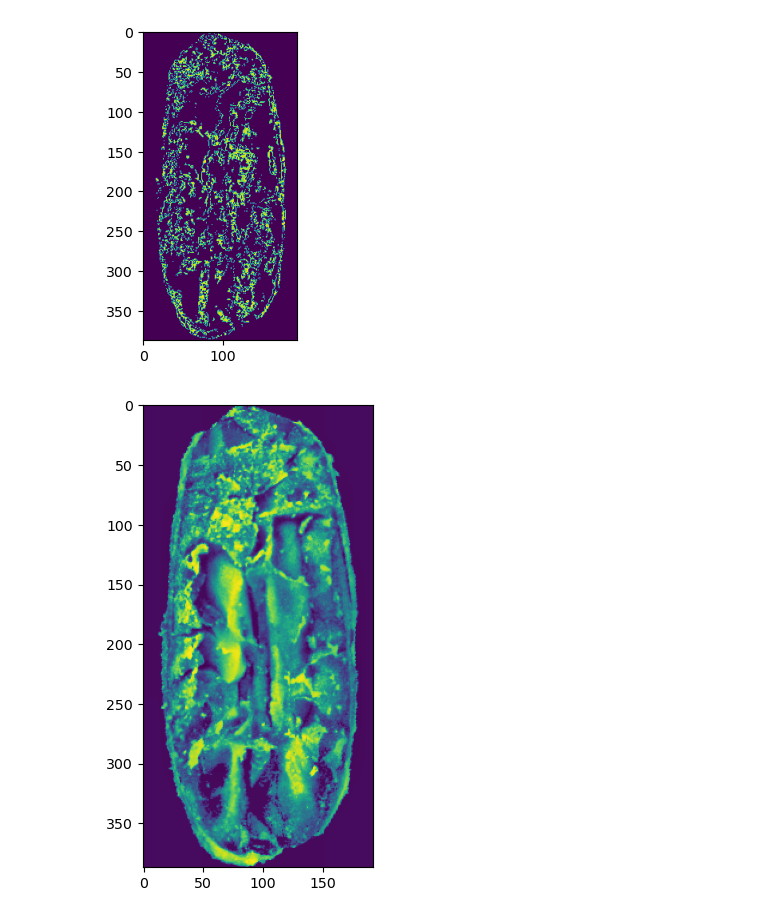
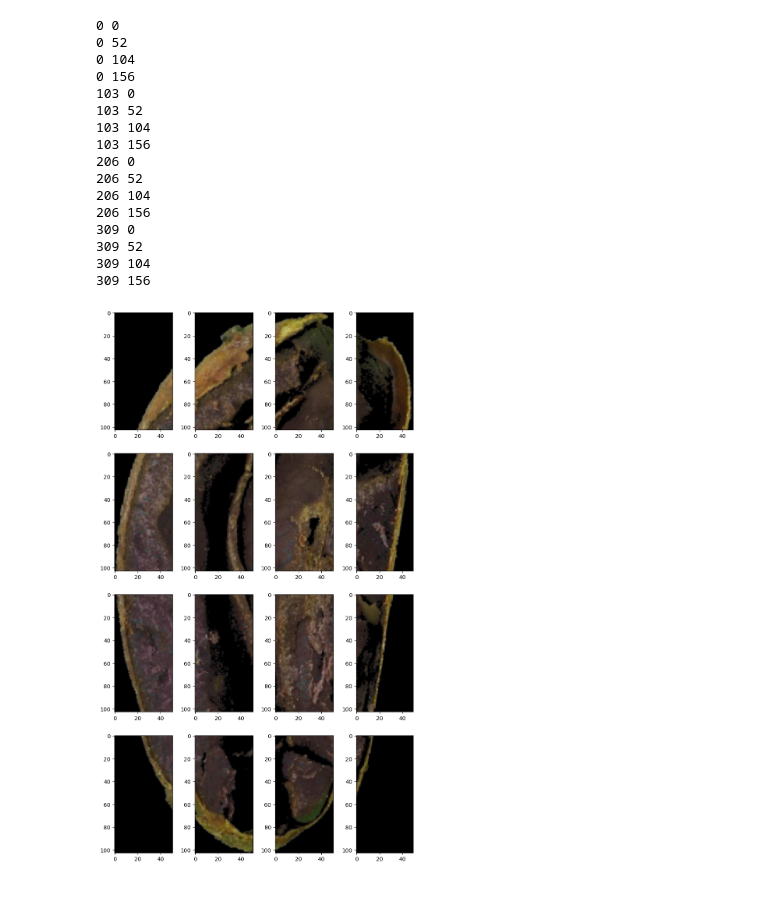
Before and after one commit to quanglochuynh/thesis2022, a Jupyter notebook: The_new_thesis_approach/hsv_feature.ipynb, the cells around one changed output. Saved outputs shown, nothing was run; the diff lists cells and outputs as text; code cells hidden in the pictures.

```diff
--- a/The_new_thesis_approach/hsv_feature.ipynb
+++ b/The_new_thesis_approach/hsv_feature.ipynb
@@ -60,25 +37,0 @@ plt.show()
-# %%
-plt.rcParams["figure.figsize"] = (4,4)
-
-ret, ths = cv2.threshold(clahe_s, 156, 255, cv2.THRESH_TOZERO)
-ret, ths2 = cv2.threshold(ths, 200, 255, cv2.THRESH_TOZERO_INV)
-
-plt.imshow(ths2)
-plt.show()
-# %% [output]
-[figure, removed]
-# %%
-plt.rcParams["figure.figsize"] = (6,6)
-# v = CLAHE(v, grey=True)
-clahe = cv2.createCLAHE(clipLimit=6.0, tileGridSize=(8,8))
-v = clahe.apply(v)
-
-plt.imshow(v)
-plt.show()
-# %% [output]
-[figure, removed]
-# %%
-plt.rcParams["figure.figsize"] = (6,6)
-level = 32
-bins = np.linspace(0, 255+1, level+1)
-digitize = np.digitize(v, bins) - 1
@@ -103,0 +38,32 @@ digitize = np.digitize(v, bins) - 1
+# %%
+hei, wid, c = shape(image_rgb)
+# %%
+plt.rcParams["figure.figsize"] = (10,18)
+
+n = 0
+for i in range(0, hei, int(hei/4)):
+    for j in range(0, wid, round(wid/4)):
+        n = n+1
+        im = image_rgb[i:i+int(hei/4), j:j+int(wid/4),:]
+        plt.subplot(4,4,n)
+        plt.imshow(im)
+        print(i, j)
+plt.show()
+# %% [output]
+0 0
+0 52
+0 104
+0 156
+103 0
+103 52
+103 104
+103 156
+206 0
+206 52
+206 104
+206 156
+309 0
+309 52
+309 104
+309 156
+[figure, added]
```
Also changed, not shown: parts of 7 cells of this notebook, 2 other files.
